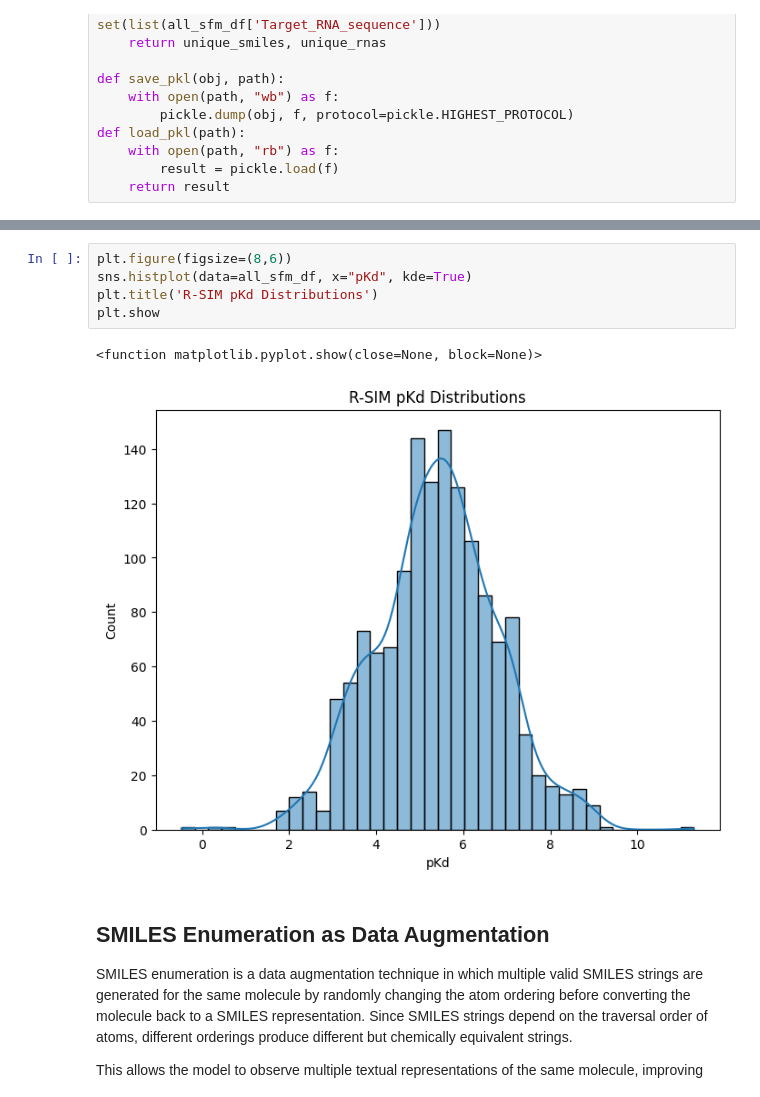
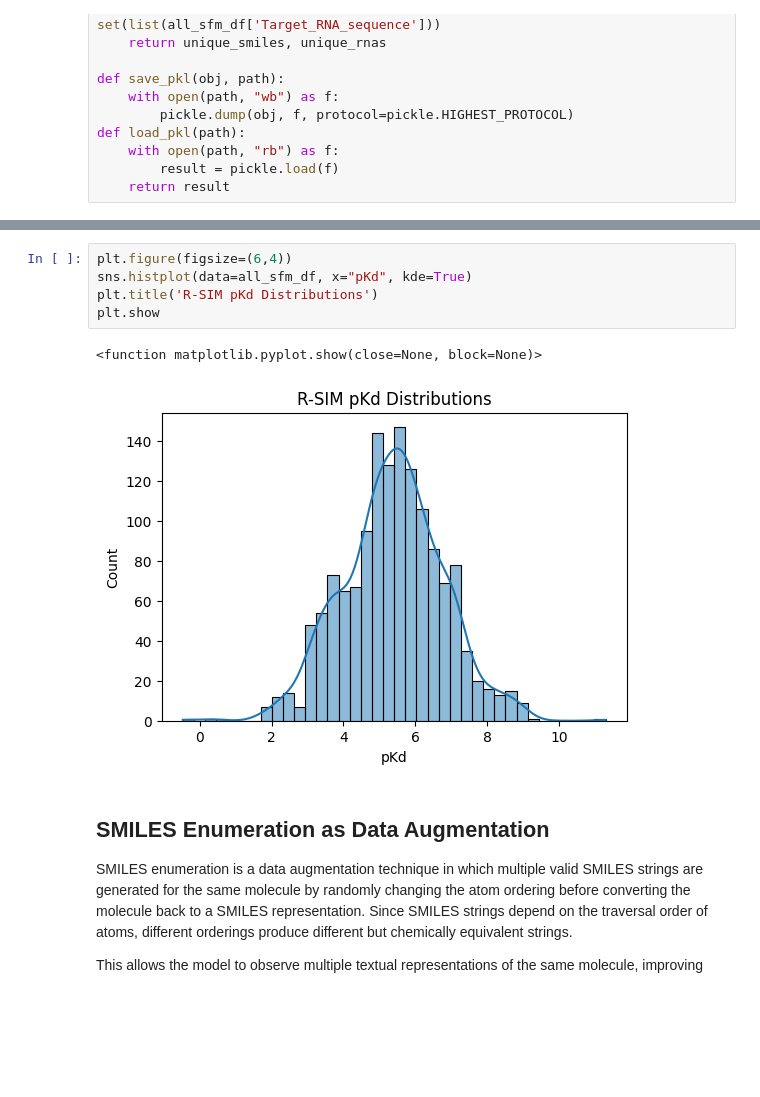
Before and after one commit to Gavision97/MultiStructRSA, a Jupyter notebook: notebooks/analyse_rsim_and_ns.ipynb, the cells around one changed output, grey strips where cells are left out. Saved outputs shown, nothing was run; the diff lists cells and outputs as text; blank space fills up the shorter version.

```diff
--- a/notebooks/analyse_rsim_and_ns.ipynb
+++ b/notebooks/analyse_rsim_and_ns.ipynb
@@ -55,11 +48,11 @@ all_sfm_df
 # %%
-plt.figure(figsize=(8,6))
+plt.figure(figsize=(6,4))
 sns.histplot(data=all_sfm_df, x="pKd", kde=True)
 plt.title('R-SIM pKd Distributions')
 plt.show
 # %% [output]
 <function matplotlib.pyplot.show(close=None, block=None)>
-[figure, old version]
+[figure, new version]
 # %% [markdown]
 ## SMILES Enumeration as Data Augmentation
 
```
Also changed, not shown: parts of 15 cells of this notebook, 33 other files.
